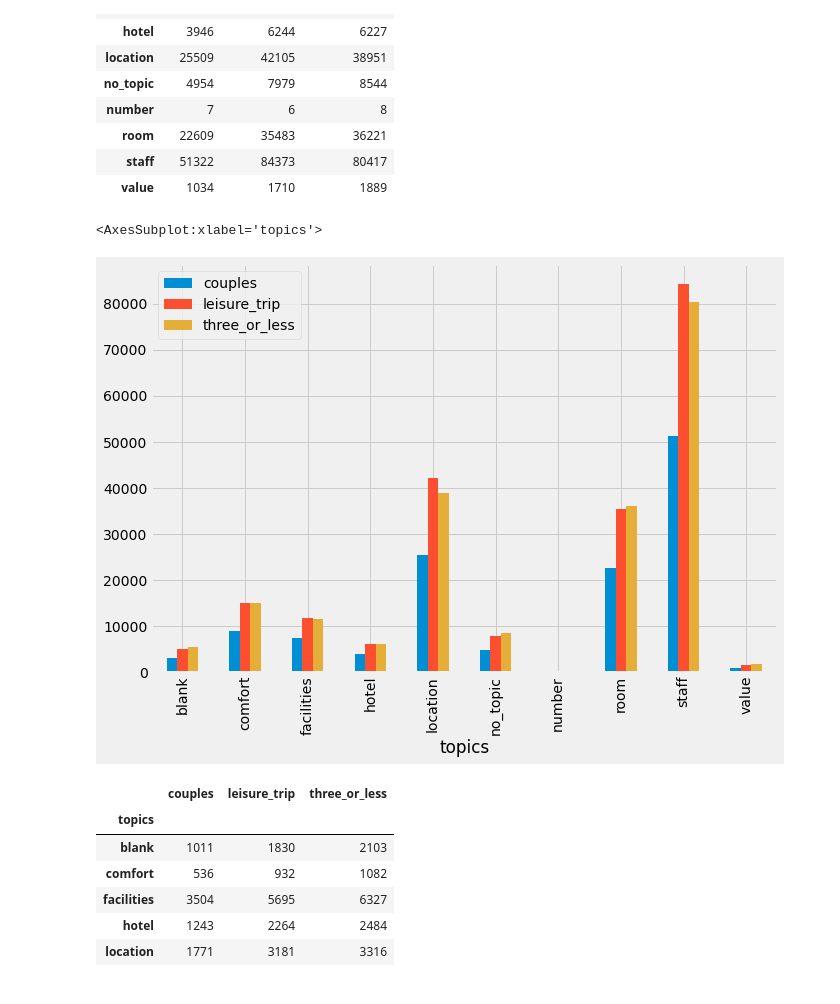
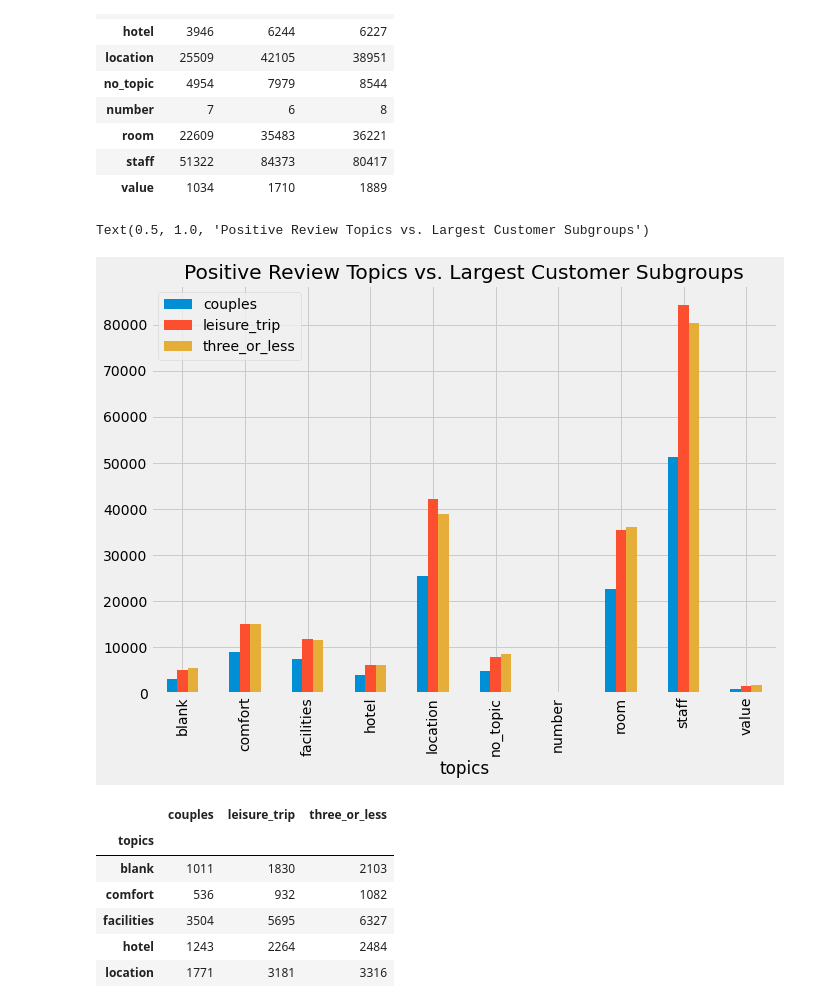
Before and after one commit to InPersonAnalysis/customer_review_capston, a Jupyter notebook: final_notebook.ipynb, the cells around one changed output. Saved outputs shown, nothing was run; the diff lists cells and outputs as text; code cells hidden in the pictures.

Commit message:
Edits to markdown, added to titles to new viz

```diff
--- a/final_notebook.ipynb
+++ b/final_notebook.ipynb
@@ -677,9 +677,10 @@ pos
 | value | 1034 | 1710 | 1889 |
 # %%
 pos.plot.bar()
+plt.title('Positive Review Topics vs. Largest Customer Subgroups')
 # %% [output]
-<AxesSubplot:xlabel='topics'>
+Text(0.5, 1.0, 'Positive Review Topics vs. Largest Customer Subgroups')
-[figure, old version]
+[figure, new version]
 # %%
 neg = pd.DataFrame()
 neg['topics'] = detractor_couples.negative_topic.value_counts().sort_index().index
```
Also changed, not shown: parts of 4 cells of this notebook.
